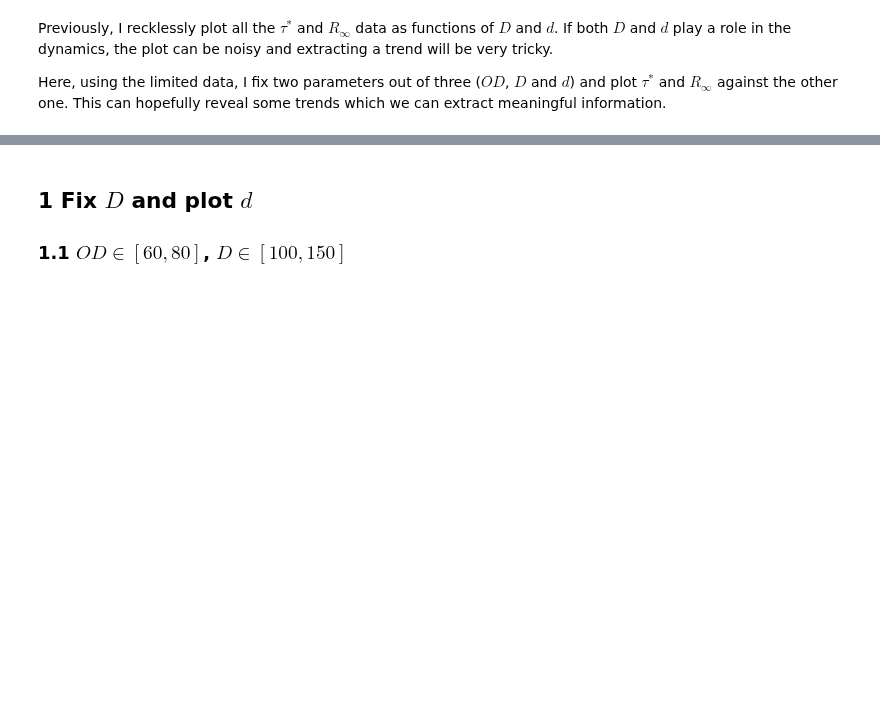
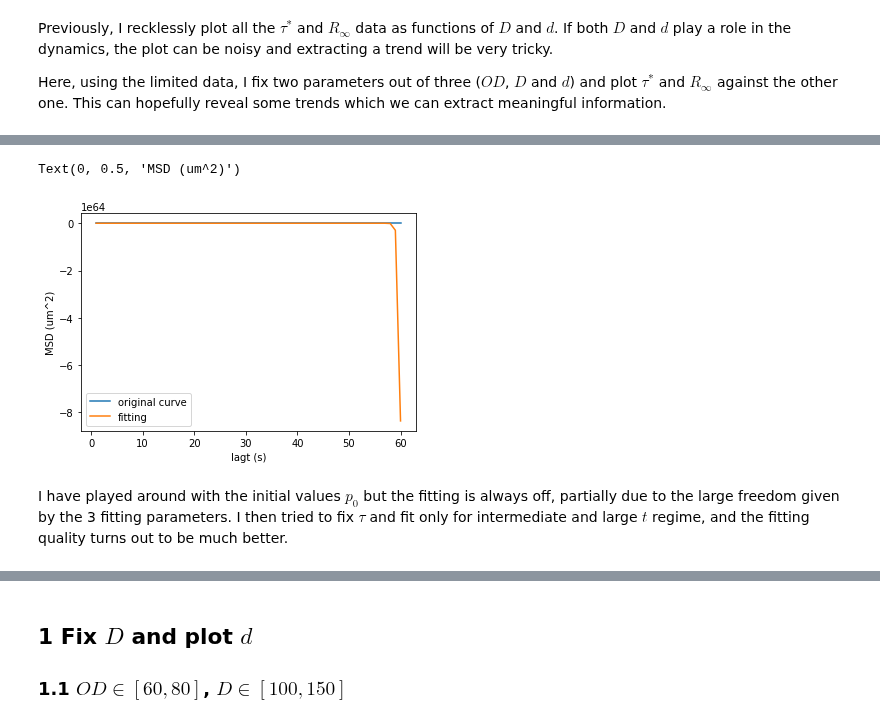
Before and after one commit to ZLoverty/DE, a Jupyter notebook: Code/DE data analysis.ipynb, the cells around one changed output, grey strips where cells are left out. Drawn from its saved outputs; the diff is of its cells as text; code cells hidden in the pictures; blank space fills up the shorter version.

Commit message:
Fitting, potential dependent noise
notebook restart

```diff
--- a/Code/DE data analysis.ipynb
+++ b/Code/DE data analysis.ipynb
@@ -26,0 +42,6 @@ Here, using the limited data, I fix two parameters out of three ($OD$, $D$ and $
+# %%
+def msd_model(lagt, DA, tau, tau_star):
+    """This is the mean square displacement predicted by the langevin model with exponentially correlated active noise.
+    """
+    dy2 = 2*DA*tau_star * (1-np.exp(-lagt/tau_star) - tau/tau_star*(1-np.exp(lagt/tau))) / (1 - (tau/tau_star)**2)
+    return dy2
@@ -26,0 +61,14 @@ Here, using the limited data, I fix two parameters out of three ($OD$, $D$ and $
+# %%
+# Fit the curve with msd_model
+popt, pcov = curve_fit(msd_model, msd.lagt, msd["<y^2>"], p0=[2, 0.3, 10], method="dogbox")
+popt
+plt.plot(msd.lagt, msd["<y^2>"], label="original curve")
+plt.plot(msd.lagt, msd_model(msd.lagt, *popt), label="fitting")
+plt.legend()
+plt.xlabel("lagt (s)")
+plt.ylabel("MSD (um^2)")
+# %% [output]
+Text(0, 0.5, 'MSD (um^2)')
+[figure, added]
+# %% [markdown]
+I have played around with the initial values $p_0$ but the fitting is always off, partially due to the large freedom given by the 3 fitting parameters. I then tried to fix $\tau$ and fit only for intermediate and large $t$ regime, and the fitting quality turns out to be much better.
```
Also changed, not shown: parts of 45 cells of this notebook, 5 other files.
